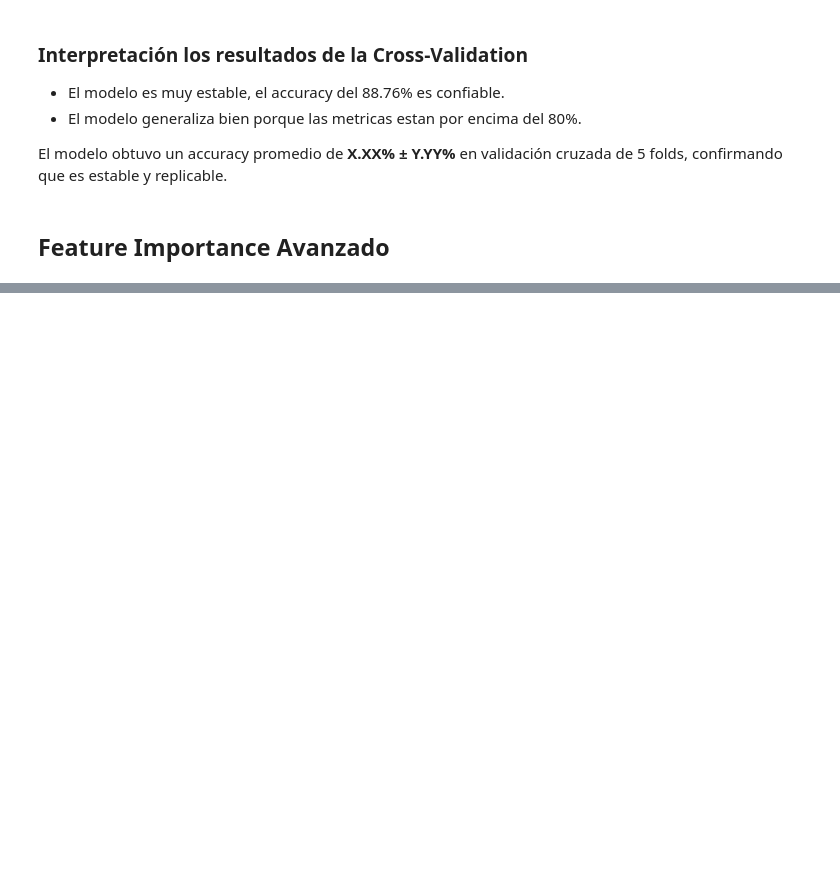
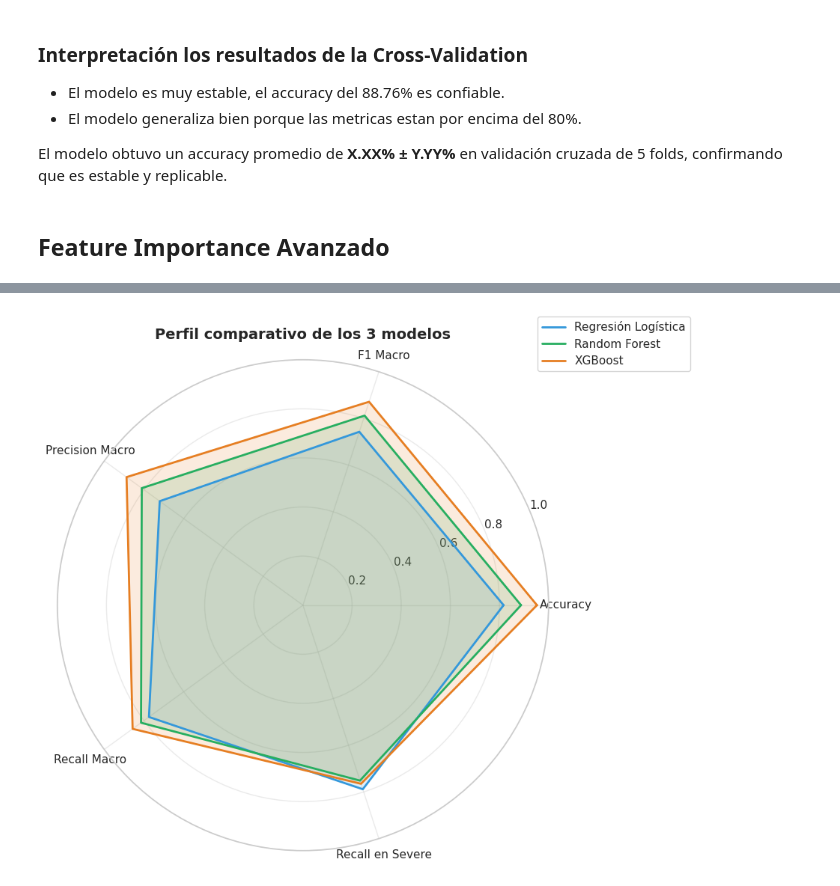
Before and after one commit to R3vival/Intro_Ciencia_De_Datos_Trabajo, a Jupyter notebook: Trabajo_Final_Intro_DC.ipynb, the cells around one changed output, grey strips where cells are left out. Cells and saved outputs as stored; diff of their text form; code cells hidden in the pictures; blank space fills up the shorter version.

```diff
--- a/Trabajo_Final_Intro_DC.ipynb
+++ b/Trabajo_Final_Intro_DC.ipynb
@@ -1341,0 +1619,37 @@ Predecir el **riesgo de trastorno del sueño** (Healthy, Mild, Moderate, Severe)
+# %%
+# ---------------------------------------------------------
+# Grafica 4: Radar / spider chart para comparar perfiles
+# ---------------------------------------------------------
+metricas_labels = ['Accuracy', 'F1 Macro', 'Precision Macro', 'Recall Macro', 'Recall en Severe']
+valores = {
+    'Regresión Logística': [resultados.loc[0, m] for m in metricas_labels],
+    'Random Forest':       [resultados.loc[1, m] for m in metricas_labels],
+    'XGBoost':             [resultados.loc[2, m] for m in metricas_labels],
+}
+
+# Cerramos el polígono repitiendo el primer valor
+angulos = np.linspace(0, 2*np.pi, len(metricas_labels), endpoint=False).tolist()
+angulos += angulos[:1]
+
+fig, ax = plt.subplots(figsize=(9, 9), subplot_kw=dict(polar=True))
+
+colors_radar = {'Regresión Logística': '#3498db',
+                'Random Forest':       '#27ae60',
+                'XGBoost':             '#e67e22'}
+
+for nombre, vals in valores.items():
+    vals = vals + vals[:1]  # cerrar
+    ax.plot(angulos, vals, label=nombre, color=colors_radar[nombre], linewidth=2)
+    ax.fill(angulos, vals, color=colors_radar[nombre], alpha=0.15)
+
+ax.set_xticks(angulos[:-1])
+ax.set_xticklabels(metricas_labels, fontsize=11)
+ax.set_ylim(0, 1)
+ax.set_title('Perfil comparativo de los 3 modelos', fontsize=14, fontweight='bold', pad=20)
+ax.legend(loc='upper right', bbox_to_anchor=(1.3, 1.1))
+ax.grid(True, alpha=0.4)
+
+plt.tight_layout()
+plt.show()
+# %% [output]
+[figure, added]
```
Also changed, not shown: parts of 67 cells of this notebook.
